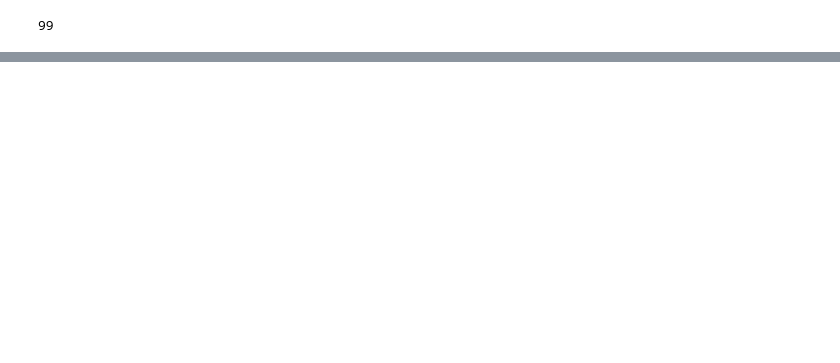
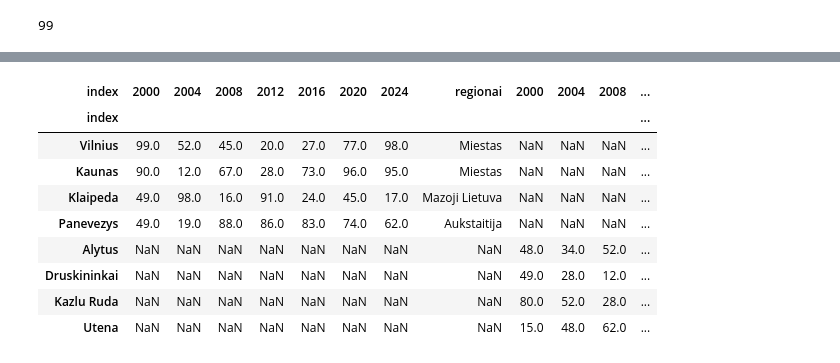
Before and after one commit to infohata/course-python-basic, a Jupyter notebook: PTU20_live/praktinis_pandas.ipynb, the cells around one changed output, grey strips where cells are left out. Saved outputs shown, nothing was run; the diff lists cells and outputs as text; code cells hidden in the pictures; blank space fills up the shorter version.

```diff
--- a/PTU20_live/praktinis_pandas.ipynb
+++ b/PTU20_live/praktinis_pandas.ipynb
@@ -321,0 +476,3 @@ su_utena
+# %%
+visi_miestai = su_utena.transpose()
+visi_miestai
@@ -321,0 +491,15 @@ su_utena
+# %%
+regionai = pd.Series([
+    'Miestas',
+    'Miestas',
+    'Mazoji Lietuva',
+    'Aukstaitija',
+    'Dzukija',
+    'Dzukija',
+    'Mazoji Lietuva',
+    'Aukstaitija'
+])
+laikini = visi_miestai.reset_index()
+laikini['regionai'] = regionai
+visi_miestai = laikini.set_index('index')
+visi_miestai
@@ -321,0 +601,3 @@ su_utena
+# %%
+top4 = visi_miestai[:'Panevezys'].copy()
+bottom4 = visi_miestai['Alytus':].copy()
@@ -321,0 +617,13 @@ su_utena
+# %%
+pd.concat([top4, bottom4], axis=1)
+# %% [output]
+| index | 2000 | 2004 | 2008 | 2012 | 2016 | 2020 | 2024 | regionai | 2000 | 2004 | 2008 | ... |
+| index |  |  |  |  |  |  |  |  |  |  |  | ... |
+| Vilnius | 99.0 | 52.0 | 45.0 | 20.0 | 27.0 | 77.0 | 98.0 | Miestas | NaN | NaN | NaN | ... |
+| Kaunas | 90.0 | 12.0 | 67.0 | 28.0 | 73.0 | 96.0 | 95.0 | Miestas | NaN | NaN | NaN | ... |
+| Klaipeda | 49.0 | 98.0 | 16.0 | 91.0 | 24.0 | 45.0 | 17.0 | Mazoji Lietuva | NaN | NaN | NaN | ... |
+| Panevezys | 49.0 | 19.0 | 88.0 | 86.0 | 83.0 | 74.0 | 62.0 | Aukstaitija | NaN | NaN | NaN | ... |
+| Alytus | NaN | NaN | NaN | NaN | NaN | NaN | NaN | NaN | 48.0 | 34.0 | 52.0 | ... |
+| Druskininkai | NaN | NaN | NaN | NaN | NaN | NaN | NaN | NaN | 49.0 | 28.0 | 12.0 | ... |
+| Kazlu Ruda | NaN | NaN | NaN | NaN | NaN | NaN | NaN | NaN | 80.0 | 52.0 | 28.0 | ... |
+| Utena | NaN | NaN | NaN | NaN | NaN | NaN | NaN | NaN | 15.0 | 48.0 | 62.0 | ... |
```
Also changed, not shown: parts of 71 cells of this notebook, 2 other files.
